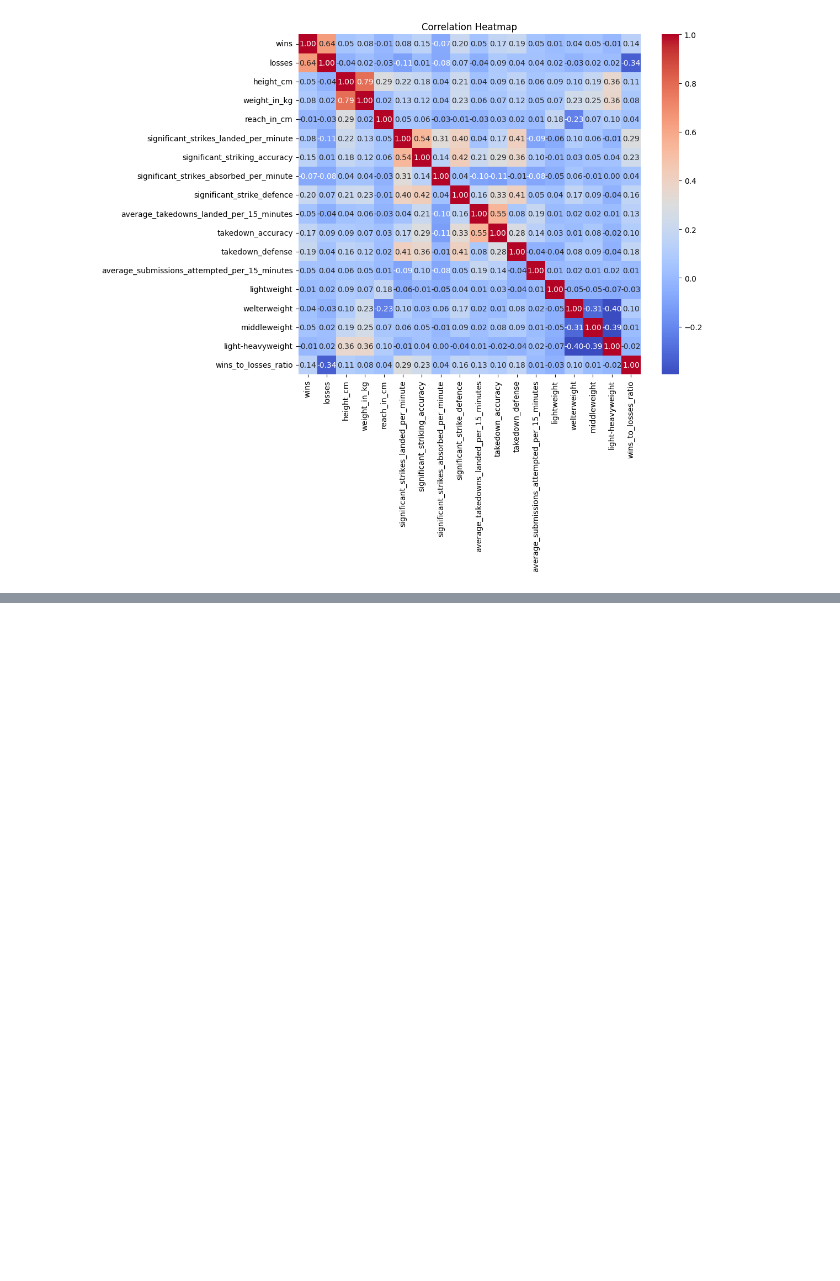
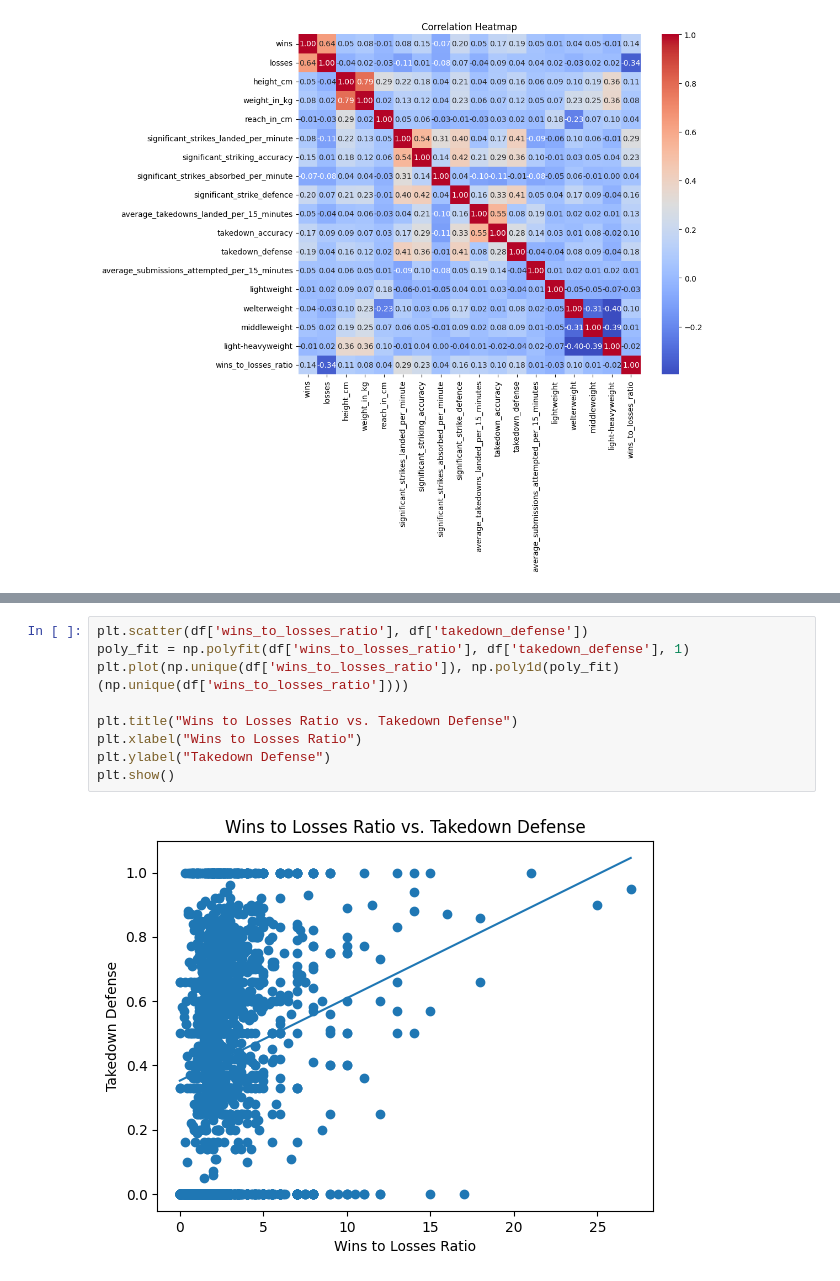
Before and after one commit to Nfedans/DAV_CA, a Jupyter notebook: main.ipynb, the cells around one changed output, grey strips where cells are left out. Cells and saved outputs as stored; diff of their text form; blank space fills up the shorter version.

Commit message:
Add some crappy correlation graphs & idea to fix them

```diff
--- a/main.ipynb
+++ b/main.ipynb
@@ -689,0 +707,11 @@ wins_to_losses_ratio                                      1.000000
+# %%
+plt.scatter(df['wins_to_losses_ratio'], df['takedown_defense'])
+poly_fit = np.polyfit(df['wins_to_losses_ratio'], df['takedown_defense'], 1)
+plt.plot(np.unique(df['wins_to_losses_ratio']), np.poly1d(poly_fit)(np.unique(df['wins_to_losses_ratio'])))
+
+plt.title("Wins to Losses Ratio vs. Takedown Defense")
+plt.xlabel("Wins to Losses Ratio")
+plt.ylabel("Takedown Defense")
+plt.show()
+# %% [output]
+[figure, added]
```
Also changed, not shown: parts of 6 cells of this notebook.
